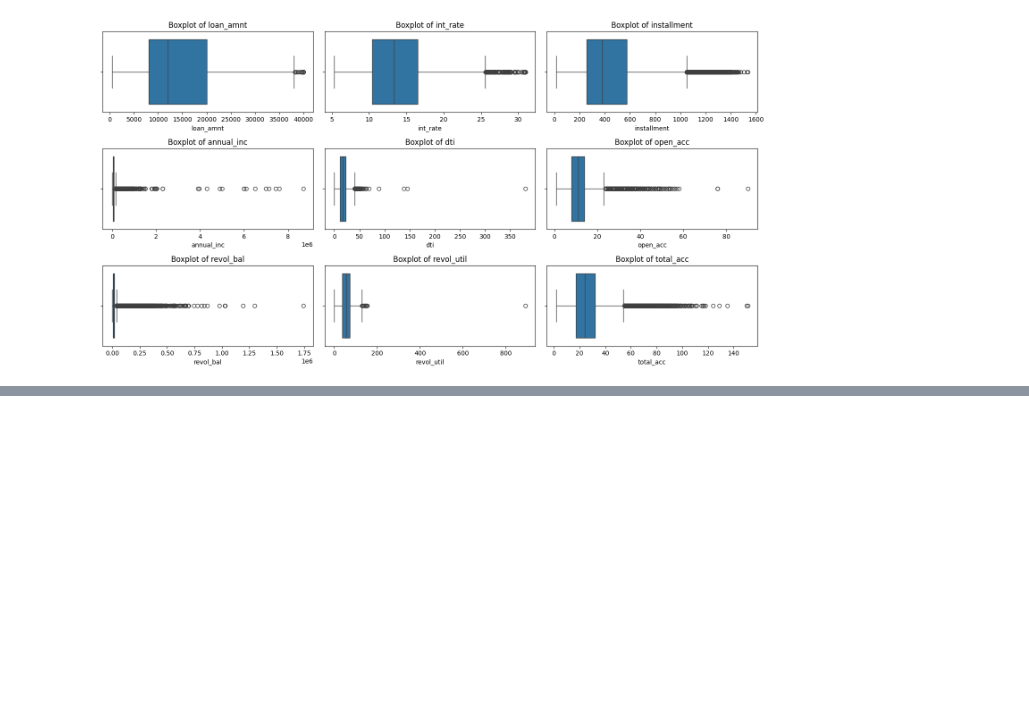
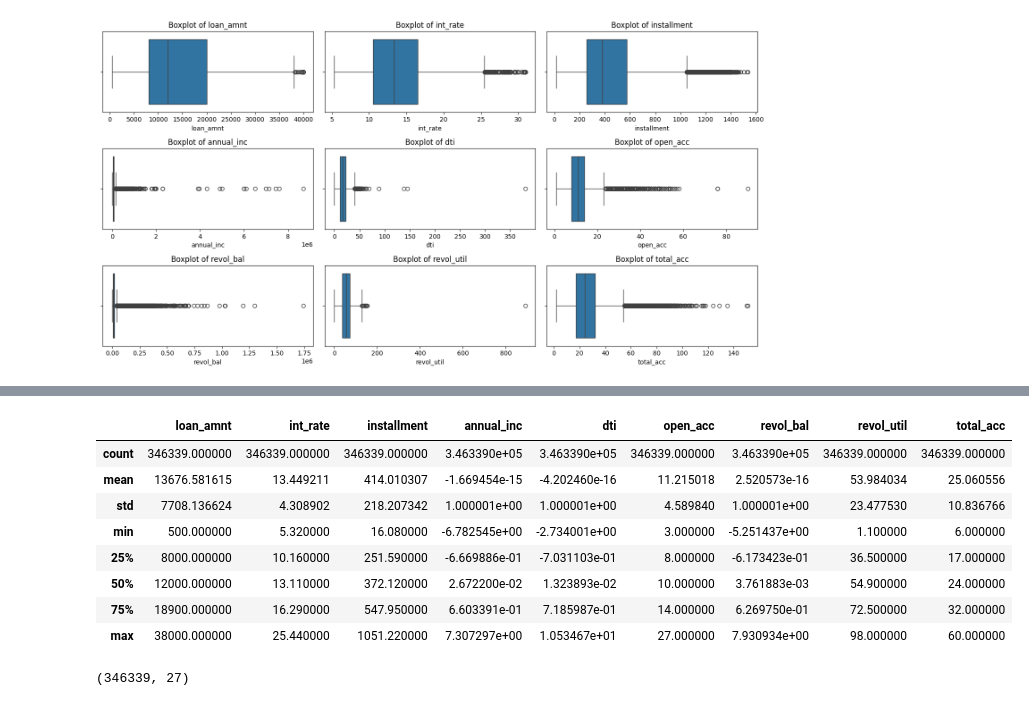
Before and after one commit to Nidhi-Pawar/credit_line_eligibility, a Jupyter notebook: notebooks/01_Data-cleaning.ipynb, the cells around one changed output, grey strips where cells are left out. Cells and saved outputs as stored; diff of their text form; code cells hidden in the pictures; blank space fills up the shorter version.

Commit message:
Updated Data-cleaning.ipynb and saved cleaned_data.csv to data folder

```diff
--- a/notebooks/01_Data-cleaning.ipynb
+++ b/notebooks/01_Data-cleaning.ipynb
@@ -264,3 +286,7 @@ Shape of the data after cleaning: (377464, 27)
+# %%
+# converting some columns category data type
+
+df0[['pub_rec_bankruptcies','mort_acc']] = df0[['pub_rec_bankruptcies','mort_acc']].astype('category')
 # %%
 # Outlier Detection
 
@@ -329,9 +311,0 @@ Outliers in dti: 116 (0.03%)
-# %%
-Q1 = df1['dti'].quantile(0.25)
-Q3 = df1['dti'].quantile(0.75)
-IQR = Q3 - Q1
-ll = Q1 - 1.5 * IQR
-ul = Q3 + 1.5 * IQR
-
-outliers = df1[(df1['annual_inc'] < ll) | (df1['annual_inc'] > ul)]
-print(f"Outliers: {len(outliers)} ({(len(outliers)/len(df1))*100:.2f}%)")
@@ -340,8 +312,22 @@ Outliers: 3270 (0.90%)
-# %%
-df1 = df0.copy()
-Q1 = df0['int_rate'].quantile(0.25)
-Q3 = df0['int_rate'].quantile(0.75)
-IQR = Q3 - Q1
-ll = Q1 - 3*IQR
-ul = Q3 + 3*IQR
-df1 = df0[(df0[col] > ll) & (df0[col] < ul)]
+# %%
+def iqr_limits(series, multiplier=1.5):
+    """
+    Calculate upper and lower bounds using the IQR method.
+
+    Parameters:
+    - series: Pandas Series (column) for which to compute IQR limits.
+    - multiplier: Controls the strictness of outlier detection (default: 1.5).
+
+    Returns:
+    - (lower_limit, upper_limit): Tuple containing lower and upper bounds.
+    """
+    Q1 = series.quantile(0.25)
+    Q3 = series.quantile(0.75)
+    IQR = Q3 - Q1
+    lower_limit = Q1 - multiplier * IQR
+    upper_limit = Q3 + multiplier * IQR
+    return lower_limit, upper_limit
+
+# # Example usage:
+# lower, upper = iqr_limits(df0['annual_inc'], multiplier=2.5)
+# print(f"Lower Limit: {lower}, Upper Limit: {upper}")
@@ -360,0 +410,16 @@ plt.show()
+# %%
+df1.describe(include='number')
+# %% [output]
+|  | loan_amnt | int_rate | installment | annual_inc | dti | open_acc | revol_bal | revol_util | total_acc |
+| count | 346339.000000 | 346339.000000 | 346339.000000 | 3.463390e+05 | 3.463390e+05 | 346339.000000 | 3.463390e+05 | 346339.000000 | 346339.000000 |
+| mean | 13676.581615 | 13.449211 | 414.010307 | -1.669454e-15 | -4.202460e-16 | 11.215018 | 2.520573e-16 | 53.984034 | 25.060556 |
+| std | 7708.136624 | 4.308902 | 218.207342 | 1.000001e+00 | 1.000001e+00 | 4.589840 | 1.000001e+00 | 23.477530 | 10.836766 |
+| min | 500.000000 | 5.320000 | 16.080000 | -6.782545e+00 | -2.734001e+00 | 3.000000 | -5.251437e+00 | 1.100000 | 6.000000 |
+| 25% | 8000.000000 | 10.160000 | 251.590000 | -6.669886e-01 | -7.031103e-01 | 8.000000 | -6.173423e-01 | 36.500000 | 17.000000 |
+| 50% | 12000.000000 | 13.110000 | 372.120000 | 2.672200e-02 | 1.323893e-02 | 10.000000 | 3.761883e-03 | 54.900000 | 24.000000 |
+| 75% | 18900.000000 | 16.290000 | 547.950000 | 6.603391e-01 | 7.185987e-01 | 14.000000 | 6.269750e-01 | 72.500000 | 32.000000 |
+| max | 38000.000000 | 25.440000 | 1051.220000 | 7.307297e+00 | 1.053467e+01 | 27.000000 | 7.930934e+00 | 98.000000 | 60.000000 |
+# %%
+df1.shape
+# %% [output]
+(346339, 27)
```
Also changed, not shown: parts of 13 cells of this notebook, 1 other file.
